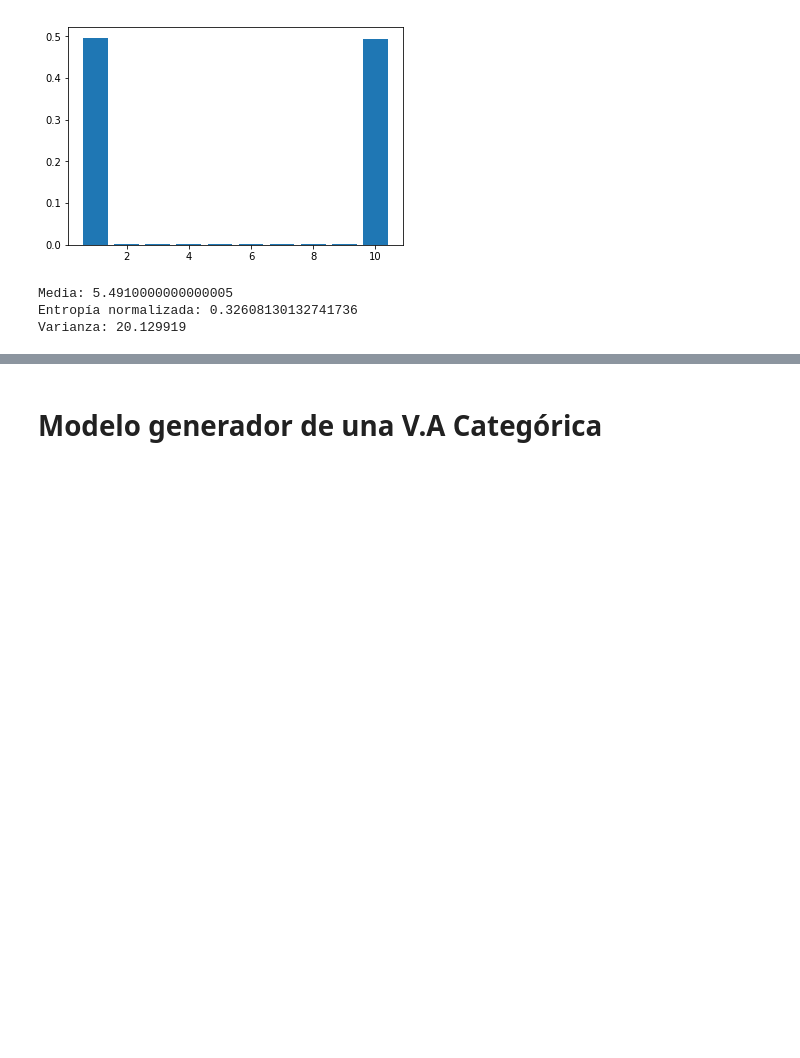
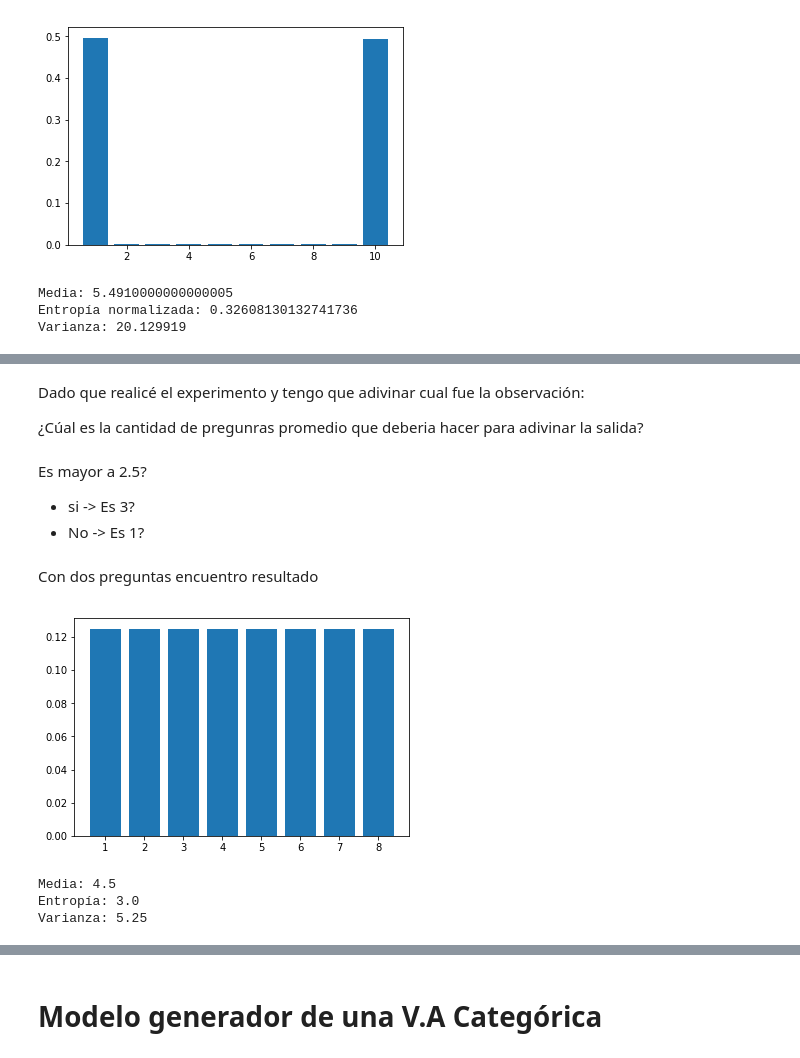
Before and after one commit to lab-pep-itba/clase-2--Probabilidad, a Jupyter notebook: 3-variable-aleatoria-categorica.ipynb, the cells around one changed output, grey strips where cells are left out. Drawn from its saved outputs; the diff is of its cells as text; code cells hidden in the pictures; blank space fills up the shorter version.

```diff
--- a/3-variable-aleatoria-categorica.ipynb
+++ b/3-variable-aleatoria-categorica.ipynb
@@ -52,6 +52,8 @@ def entropy(X, normalize = True):
         e = e - np.log(p)* p
     if normalize:
         e = e/np.log(len(X))
+    else:
+        e = e/np.log(2)
     return e
 # %%
 entropy(X, normalize=True)
@@ -61,12 +63,15 @@ entropy(X, normalize=True)
 ## Que idea intuitiva nos da la varianza o el desvio estandard? y la entropía?
 ### Cual es mejor medida para la incertidumbre?
 # %%
-def analize_VA(X):
+def analize_VA(X, normalize=True):
     #assert sum(X.values()) == 1
     plt.bar(X.keys(), X.values())
     plt.show()
     print('Media:', mean(X))
-    print('Entropía normalizada:', entropy(X, normalize=True))
+    if normalize:
+        print('Entropía normalizada:', entropy(X, normalize=normalize))
+    else:
+        print('Entropía:', entropy(X, normalize=normalize))
     print('Varianza:', variance(X))
 # %%
 X_1 = {1: 0.05, 2: 0.9, 3: 0.03, 4:0.02}
@@ -110,0 +126,18 @@ Varianza: 20.129919
+# %% [markdown]
+Dado que realicé el experimento y tengo que adivinar cual fue la observación:
+
+¿Cúal es la cantidad de pregunras promedio que deberia hacer para adivinar la salida?
+# %% [markdown]
+Es mayor a 2.5?
+- si -> Es 3?
+- No -> Es 1?
+# %% [markdown]
+Con dos preguntas encuentro resultado
+# %%
+X = {1: 0.125, 2: 0.125, 3: 0.125, 4:0.125, 5: 0.125, 6: 0.125, 7: 0.125, 8:0.125}
+analize_VA(X, normalize=False)
+# %% [output]
+[figure, added]
+Media: 4.5
+Entropía: 3.0
+Varianza: 5.25
```
Also changed, not shown: parts of 13 cells of this notebook, 2 other files.
